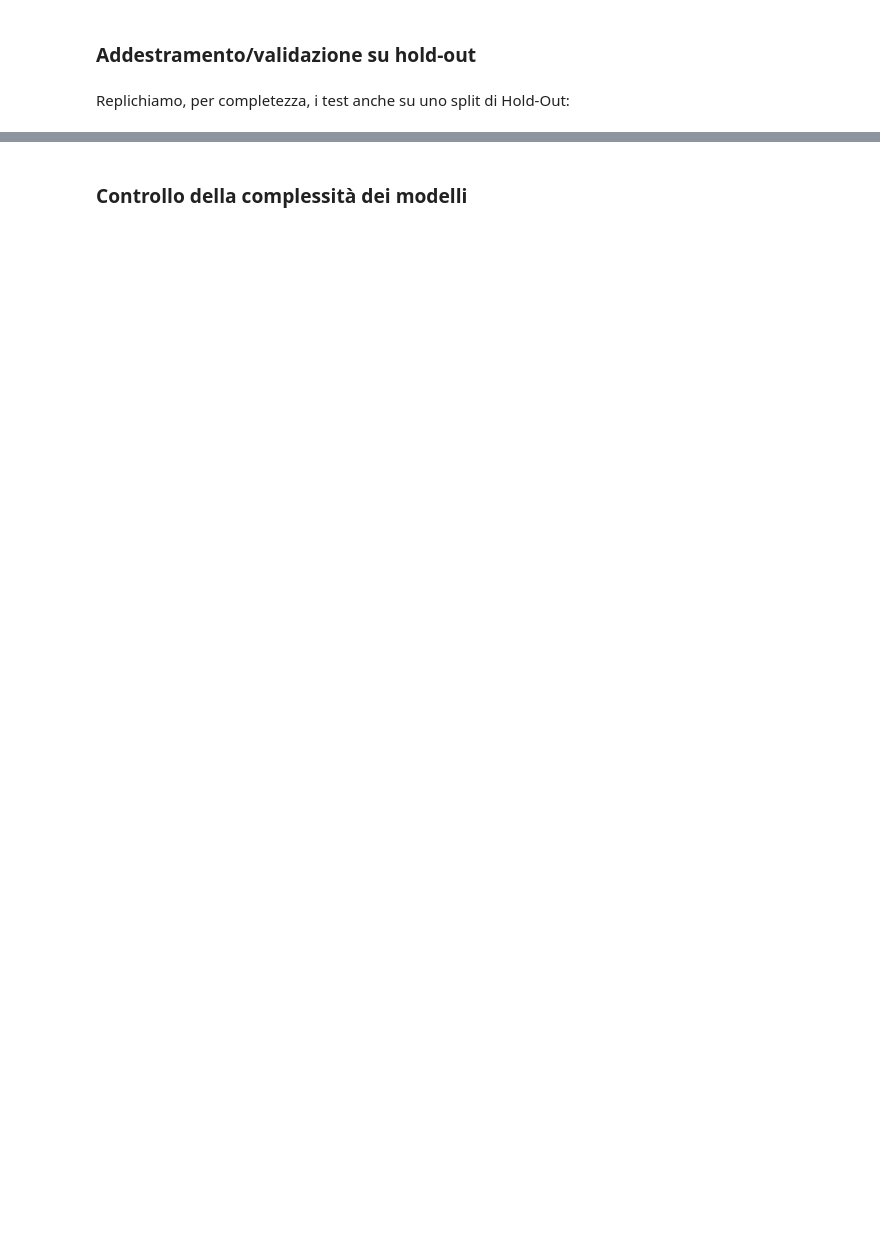
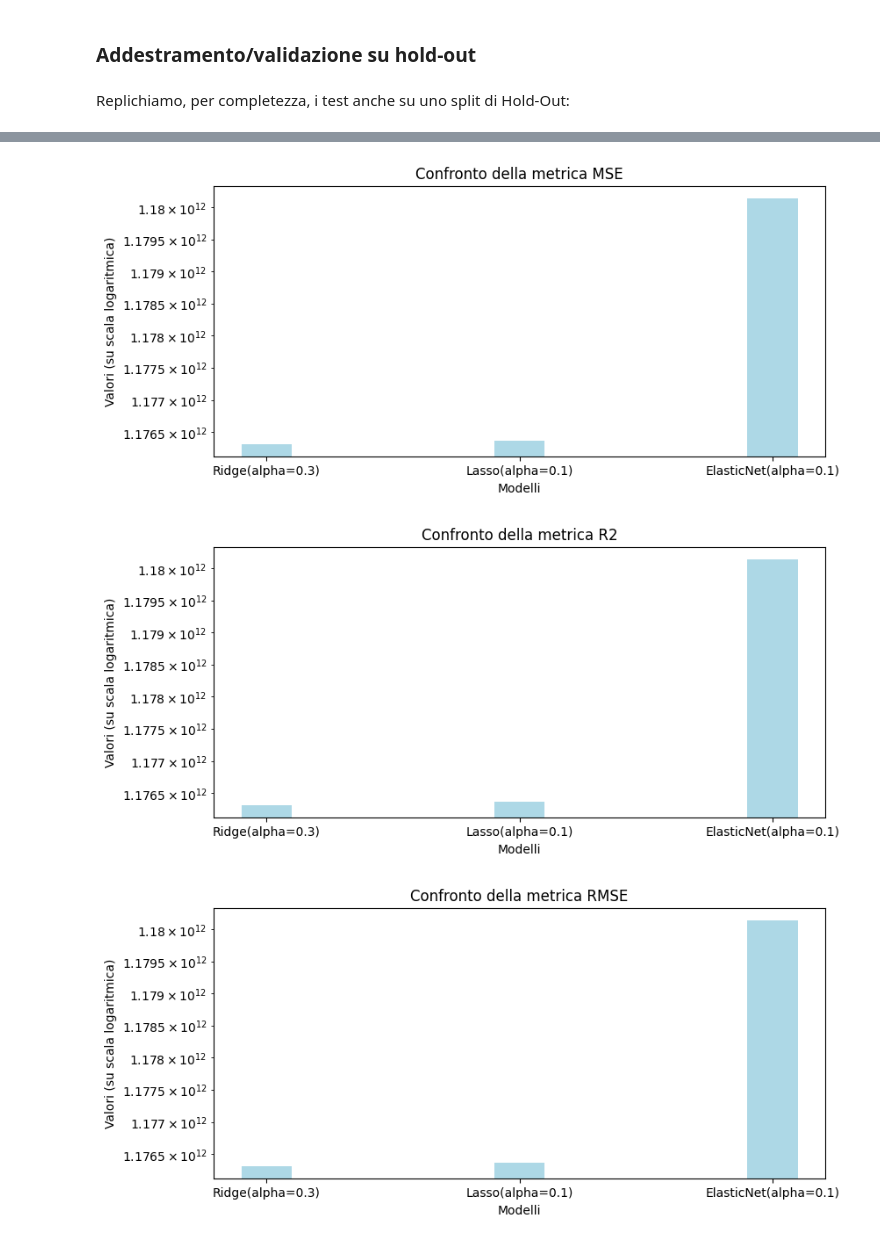
Before and after one commit to crypto-infinity/proai, a Jupyter notebook: course3-ml-basics/project/mercato_immobiliare.ipynb, the cells around one changed output, grey strips where cells are left out. Cells and saved outputs as stored; diff of their text form; code cells hidden in the pictures; blank space fills up the shorter version.

```diff
--- a/course3-ml-basics/project/mercato_immobiliare.ipynb
+++ b/course3-ml-basics/project/mercato_immobiliare.ipynb
@@ -535,0 +534,16 @@ E addestriamo/verifichiamo nuovamente i modelli:
+# %%
+def confront_metrics(metric, values, models):
+
+    x = range(len(models))
+
+    plt.figure(figsize=(9, 4))
+
+    plt.bar(x, values, width=0.2, label=metric, align='center', color='lightblue')
+
+    plt.yscale("log") #values regolarization
+
+    plt.xlabel("Modelli")
+    plt.ylabel("Valori (su scala logaritmica)")
+    plt.title(f"Confronto della metrica {metric}")
+    plt.xticks(x, models)
+    plt.show()
@@ -581,2 +642,17 @@ Numero di coefficienti non nulli: 10
-# %% [markdown]
-### Controllo della complessità dei modelli
+# %%
+# Generates a list of metrics for confront_metrics for each model
+
+models = list(metrics.keys())
+
+mse_values = [metrics[model]["MSE"] for model in models]
+r2_values = [metrics[model]["R2"] for model in models]
+rmse_values = [metrics[model]["RMSE"] for model in models]
+# %%
+#Shows the metrics for each model
+
+for metric in ["MSE","R2","RMSE"]:
+    confront_metrics(metric, mse_values, models)
+# %% [output]
+[figure, added]
+[figure, added]
+[figure, added]
```
Also changed, not shown: parts of 45 cells of this notebook.
